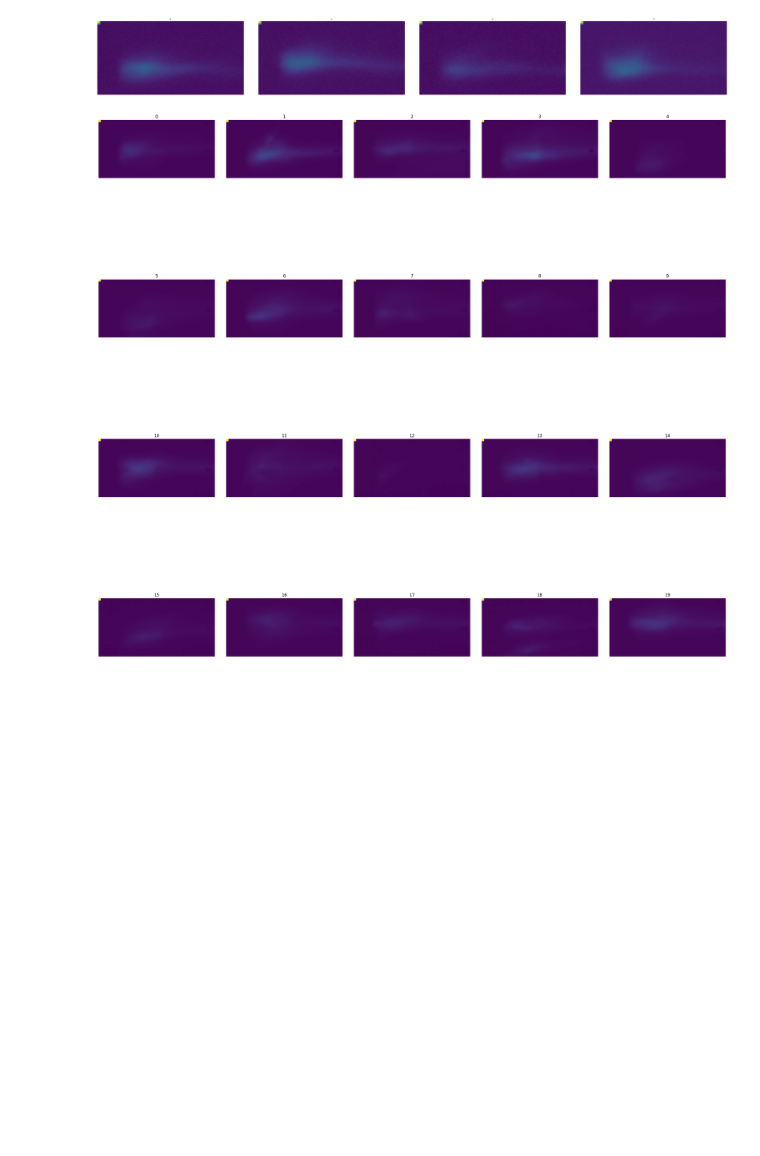
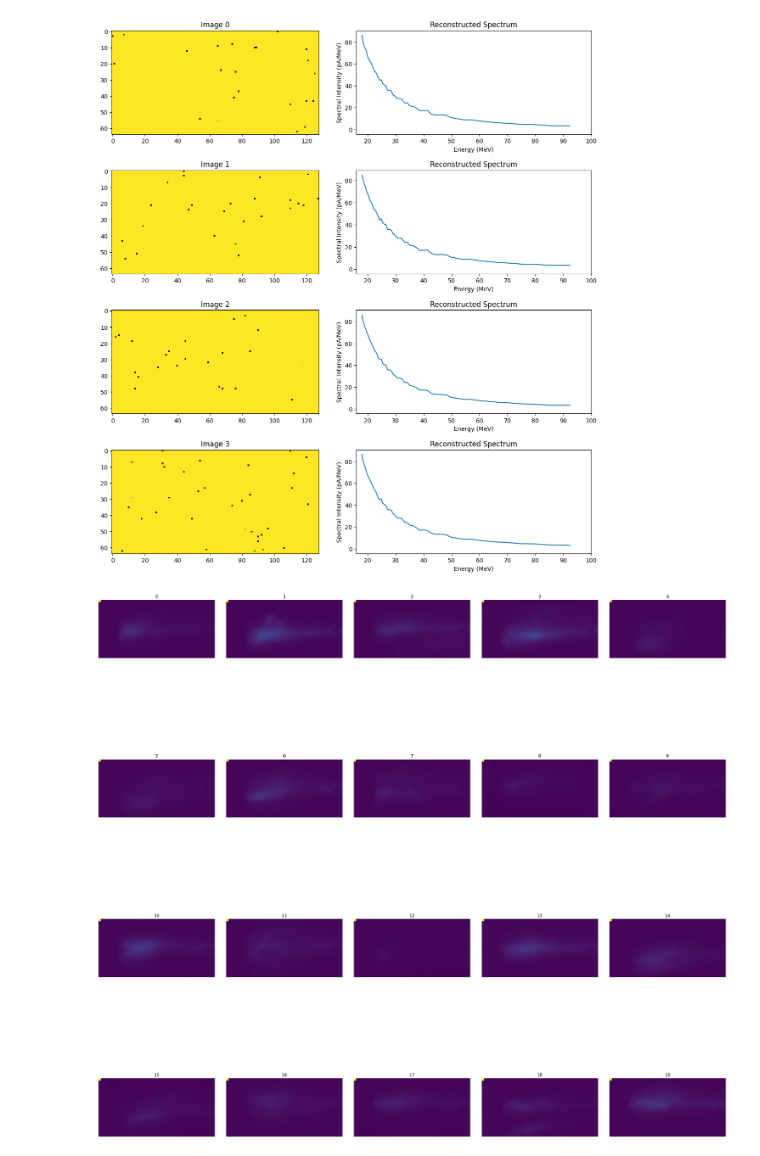
Before and after one commit to Jechmate/diffAE-elibeams, a Jupyter notebook: sample.ipynb, the cells around one changed output. Drawn from its saved outputs; the diff is of its cells as text; code cells hidden in the pictures; blank space fills up the shorter version.

```diff
--- a/sample.ipynb
+++ b/sample.ipynb
@@ -7,16 +4,18 @@ The autoreload extension is already loaded. To reload it, use:
 # %%
 from ddpm_conditional import *
-from utils import plot_images, plot_images_from_dir
+from utils import plot_images, plot_images_from_dir, plot_image_pairs
 
 n = 4
-device = "cuda:1"
+device = "cuda:0"
 model = UNet_conditional(img_width=128, img_height=64, feat_num=3, device=device).to(device)
-ckpt = torch.load("models/transfer_ema80/ema_ckpt.pt")
+ckpt = torch.load("models/notrans_256/ema_ckpt.pt")
 # ckpt = torch.load("models/transfer_specific_batchbigger/ema_ckpt.pt")
 model.load_state_dict(ckpt)
 diffusion = Diffusion(img_width=128, img_height=64, device=device, noise_steps=700)
 y = torch.Tensor([26,11.5,10]).to(device).float().unsqueeze(0) # parameter vector
 x = diffusion.sample(model, n, y, cfg_scale=3)
-plot_images(x)
-save_samples(x)
+# print(x)
+plot_image_pairs(x, xlim=[16,100])
+# plot_images(x)
+# save_samples(x)
 # %% [output]
@@ -24,4 +23,4 @@ save_samples(x)
-[figure, old version]
+[figure, new version]
 # %%
 plot_images_from_dir("train/19", 20)
 # %% [output]
```
Also changed, not shown: parts of 2 cells of this notebook, 1 other file.
